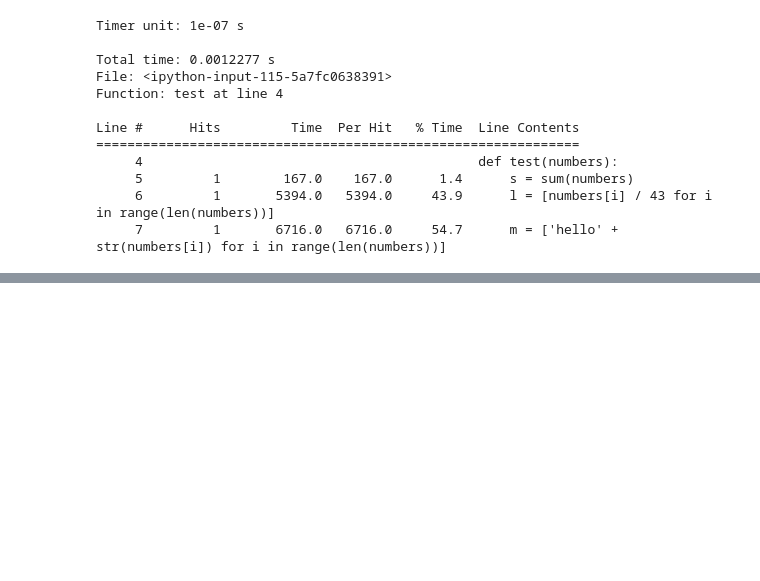
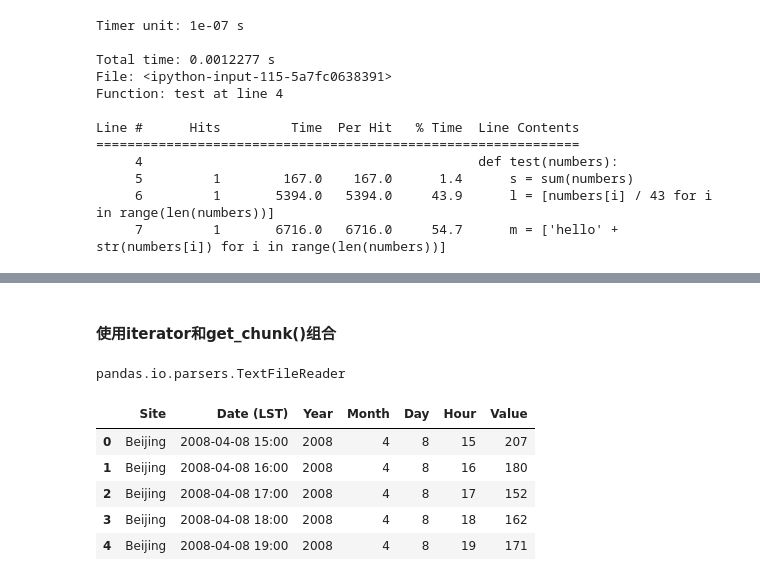
Before and after one commit to kexiaojiu/Pandas_learning_notes, a Jupyter notebook: 01 pandas/my_note.ipynb, the cells around one changed output, grey strips where cells are left out. Drawn from its saved outputs; the diff is of its cells as text; code cells hidden in the pictures; blank space fills up the shorter version.

```diff
--- a/01 pandas/my_note.ipynb
+++ b/01 pandas/my_note.ipynb
@@ -2373,0 +2449,2 @@ Line #      Hits         Time  Per Hit   % Time  Line Contents
+# %%
+file_name = "F:\\Jupyter\\Pandas_learning_notes\\04 data\\PythonData\\PM25\\Beijing_2008_HourlyPM2.5_created20140325.csv"
@@ -2373,0 +2482,17 @@ Line #      Hits         Time  Per Hit   % Time  Line Contents
+# %% [markdown]
+#### 使用iterator和get_chunk()组合
+# %%
+dfiter = pd.read_csv(file_name,engine='python',header=0,usecols=[0,2,3,4,5,6,7],iterator=True)
+type(dftmp)
+# %% [output]
+pandas.io.parsers.TextFileReader
+# %%
+## TextFileReader用完已经生效，需要重新建立
+dfiter.get_chunk(5)
+# %% [output]
+|  | Site | Date (LST) | Year | Month | Day | Hour | Value |
+| 0 | Beijing | 2008-04-08 15:00 | 2008 | 4 | 8 | 15 | 207 |
+| 1 | Beijing | 2008-04-08 16:00 | 2008 | 4 | 8 | 16 | 180 |
+| 2 | Beijing | 2008-04-08 17:00 | 2008 | 4 | 8 | 17 | 152 |
+| 3 | Beijing | 2008-04-08 18:00 | 2008 | 4 | 8 | 18 | 162 |
+| 4 | Beijing | 2008-04-08 19:00 | 2008 | 4 | 8 | 19 | 171 |
```
Also changed, not shown: parts of 21 cells of this notebook.
